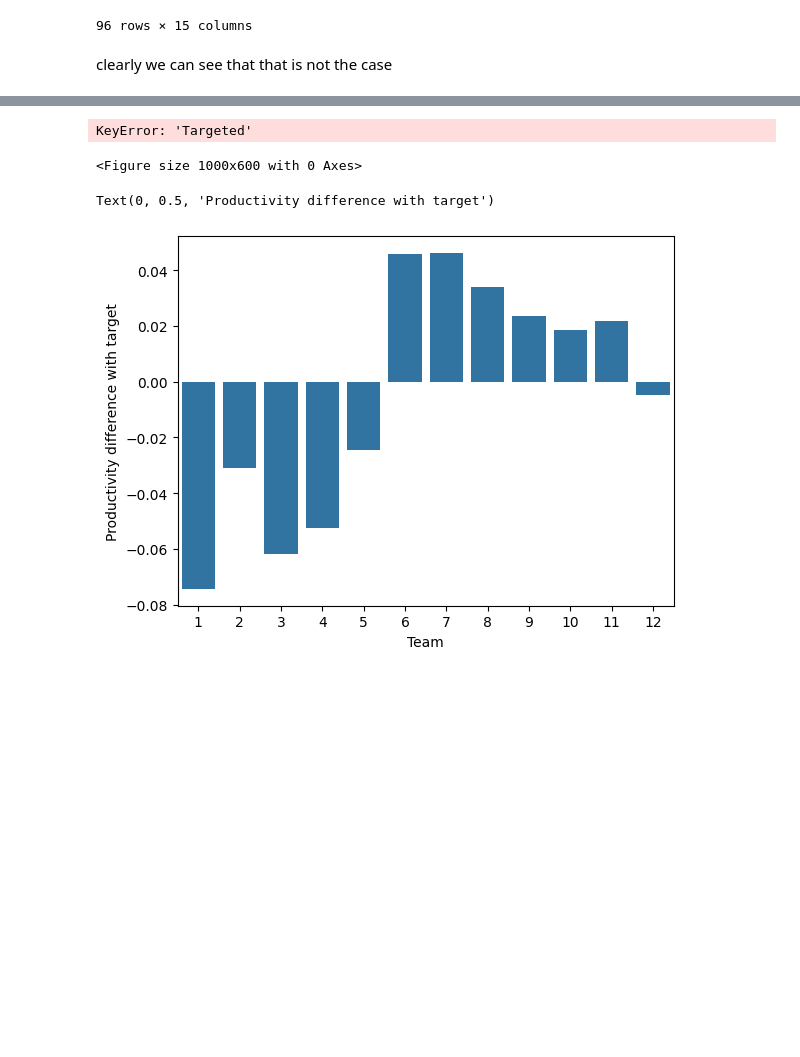
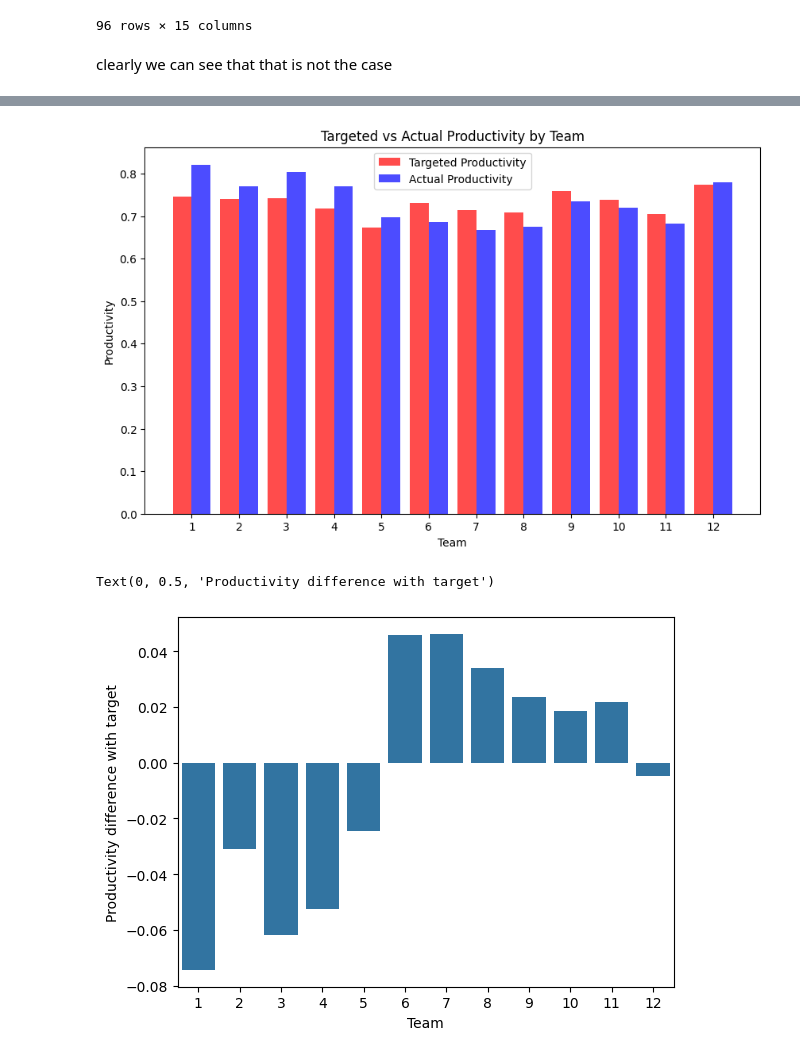
Before and after one commit to juanesgarg/Productivity_analysis, a Jupyter notebook: productivity_analysis_garment_industry.ipynb, the cells around one changed output, grey strips where cells are left out. Cells and saved outputs as stored; diff of their text form; code cells hidden in the pictures; blank space fills up the shorter version.

Commit message:
plot update

```diff
--- a/productivity_analysis_garment_industry.ipynb
+++ b/productivity_analysis_garment_industry.ipynb
@@ -158,20 +175,19 @@ clearly we can see that that is not the case
 # %%
-df_prod = pd.DataFrame({'Targeted': team_tprod, 'Actual': team_prod}).sort_index()
-x = np.arange(len(df.index))
+df_prod = pd.DataFrame({'Target': team_tprod, 'Actual': team_prod}).sort_index()
+x = np.arange(len(df_prod.index))
 width = 0.4
 plt.figure(figsize=(10, 6))
-plt.bar(x - width/2, df['Targeted'], width=width, label="Targeted Productivity", color='red', alpha=0.7)
-plt.bar(x + width/2, df['Actual'], width=width, label="Actual Productivity", color='blue', alpha=0.7)
+plt.bar(x - width/2, df_prod['Target'], width=width, label="Targeted Productivity", color='red', alpha=0.7)
+plt.bar(x + width/2, df_prod['Actual'], width=width, label="Actual Productivity", color='blue', alpha=0.7)
 
-plt.xticks(x, df.index)
+plt.xticks(x, df_prod.index)
 plt.xlabel("Team")
 plt.ylabel("Productivity")
 plt.title("Targeted vs Actual Productivity by Team")
 plt.legend()
 plt.show()
 # %% [output]
-KeyError: 'Targeted'
-<Figure size 1000x600 with 0 Axes>
+[figure, added]
 # %%
 dif = team_tprod-team_prod
 
```
Also changed, not shown: parts of 1 cell of this notebook.
